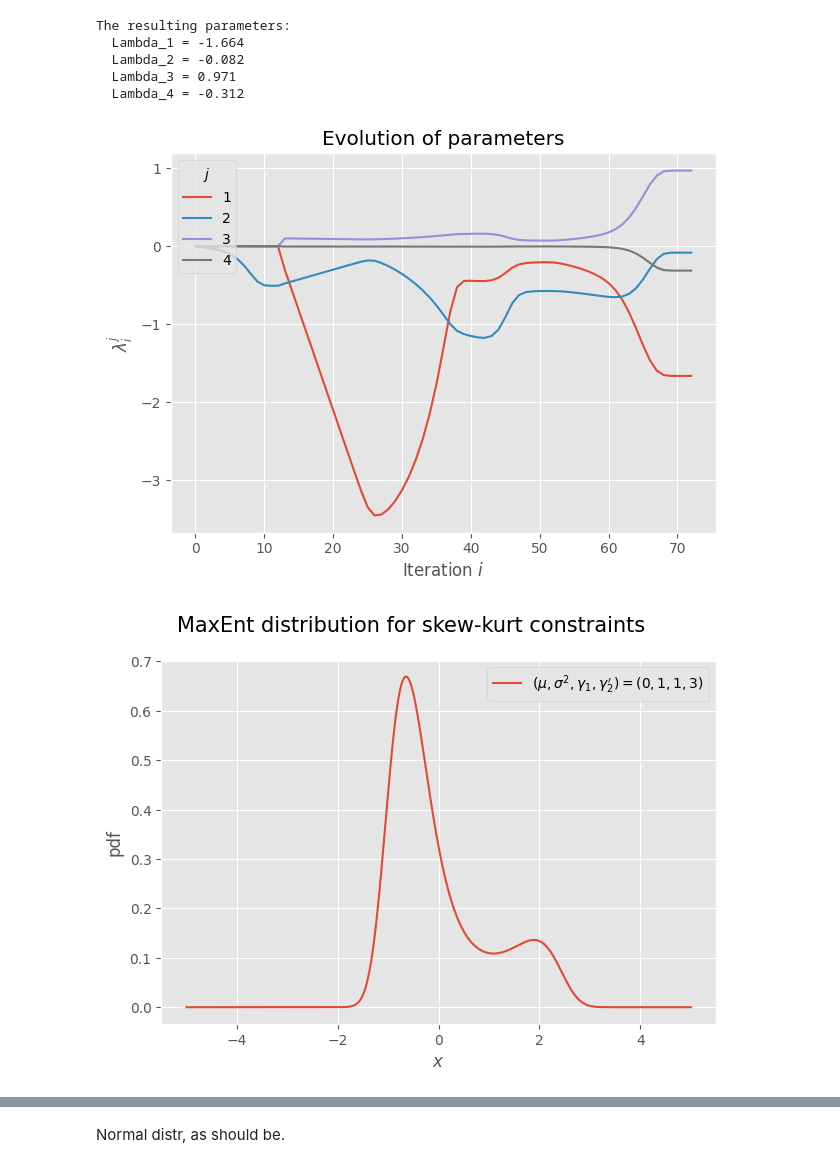
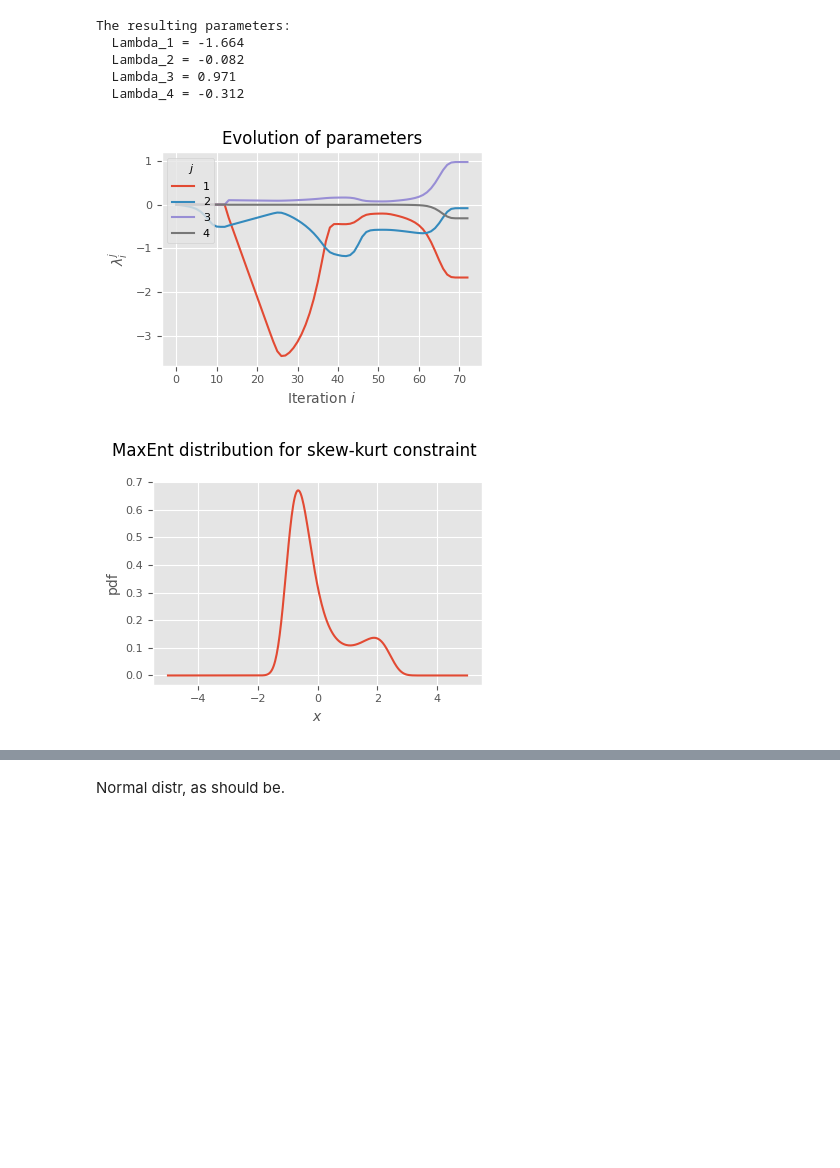
Before and after one commit to LiselotPrins/max_entropy, a Jupyter notebook: skew_kurt_convergence.ipynb, the cells around one changed output, grey strips where cells are left out. Drawn from its saved outputs; the diff is of its cells as text; code cells hidden in the pictures; blank space fills up the shorter version.

```diff
--- a/skew_kurt_convergence.ipynb
+++ b/skew_kurt_convergence.ipynb
@@ -13,36 +13,33 @@ n = 200
 # %%
 ob_skewkurt_ex = MaxEnt(support=(l,u),
                      n_quadrature=n,
                      b_constraints=d.b_constraint_skewkurt(1,3),
                      f_vector=d.f_constraint_skewkurt,
                      warning_convergence=False,
                      k_max=80)
-ob_skewkurt_ex.visualize_algorithm(title_save="figs/example_skew_kurt_algo.png")
+ob_skewkurt_ex.visualize_algorithm(title_save="figs/example_skew_kurt_algo.pdf")
 a=5
 N=400
 xx = np.linspace(-1*a,a,N)
 pdf1 = ob_skewkurt_ex.pdf(xx)
-pdf2 = ob_skewkurt_ex2.pdf(xx)
 
-f, ax = plt.subplots(1,1,sharex=True)
+f, ax = plt.subplots(1,1,sharex=True, figsize=(4,3))
 ax.plot(xx, pdf1, label="$(\\mu,\\sigma^2,\\gamma_1,\\gamma_2')=(0,1,1,3)$")
-ax.plot(xx, pdf2, label="$(\\mu,\\sigma^2,\\gamma_1,\\gamma_2')=(0,1,2,1)$")
-ax.legend()
+# ax.legend(loc="lower left")
 ax.set_ylabel("pdf")
 ax.set_xlabel("$x$")
-# ax.set_title("Varying skewness ($\\gamma_2'=3$)")
-f.suptitle("MaxEnt distribution for skew-kurt constraints", size=15)
+f.suptitle("MaxEnt distribution for skew-kurt constraint")
 plt.tight_layout()
-plt.savefig("figs/example_skew_kurt_sol.png")
+plt.savefig("figs/example_skew_kurt_sol.pdf")
 plt.show()
 # %% [output]
 The resulting parameters:
   Lambda_1 = -1.664
   Lambda_2 = -0.082
   Lambda_3 = 0.971
   Lambda_4 = -0.312
-[figure, old version]
+[figure, new version]
-[figure, old version]
+[figure, new version]
 # %%
 #Example
 
```
Also changed, not shown: parts of 7 cells of this notebook, 29 other files.
